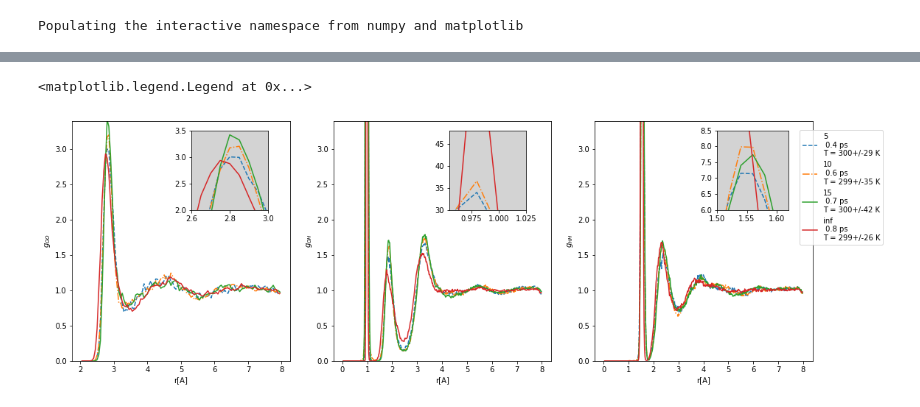
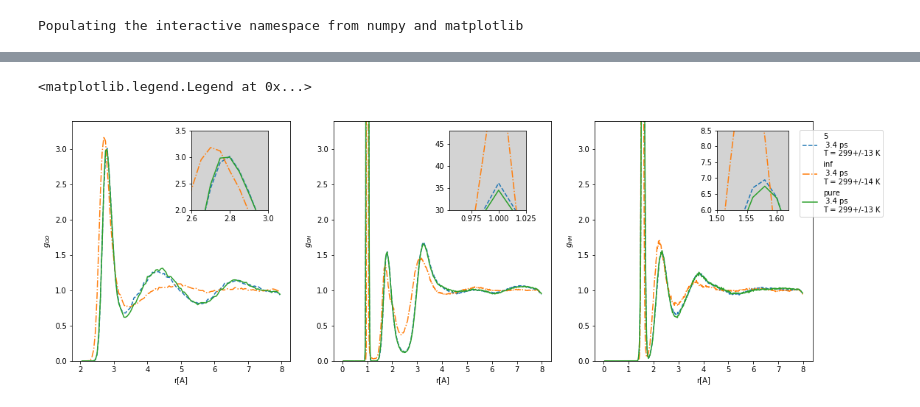
Before and after one commit to semodi/mlcf, a Jupyter notebook: analysis/rdfs.ipynb, the cells around one changed output, grey strips where cells are left out. Saved outputs shown, nothing was run; the diff lists cells and outputs as text; code cells hidden in the pictures.

```diff
--- a/analysis/rdfs.ipynb
+++ b/analysis/rdfs.ipynb
@@ -74,6 +87,11 @@ for p in paths:
 r_hh_list = []
 for p in paths:
     r_hh_list.append(stat.get_rhh(basepath + p, t_equib, dt, dt))
+# %%
+r_oo_list.append(np.genfromtxt('/gpfs/scratch/smdick/new/mbpol_bins/r_oo.bins', delimiter = ','))
+r_oh_list.append(np.genfromtxt('/gpfs/scratch/smdick/new/mbpol_bins/r_oh.bins', delimiter = ','))
+r_hh_list.append(np.genfromtxt('/gpfs/scratch/smdick/new/mbpol_bins/r_hh.bins', delimiter = ','))
+paths.append('../mbpol/nose_128_10')
 # %%
 runtimes = []
 for p in paths:
@@ -105,14 +123,15 @@ T = 299+/-26 K
 labels = ['N=3','N = 5', 'N = 8', 'N = 10','N = 15','to_mbpol','N = 1','MB-pol']
 labels = ['5','8','10','DFT']
 labels = ['UF -> MB-pol', 'RSD', 'RSD (atomic)', 'MB-pol']
-labels = ['5','10','15','inf']
+# labels = ['5','15','inf','MB-pol']
+labels = ['5','inf','pure','MB-pol']
 # labels = [l[:-len('/md_siesta')] for l in paths]
 # choice = ['descriptor', 'mulliken', 'mbpol', 'dzp custom uncorrected']
 # choice = ['mulliken szp', 'szp uncorrected', 'dzp custom uncorrected']
 # choice = ['descriptor (sz) 15', 'descriptor (sz) 10', 'descriptor (sz) 5', 'dzp custom']
 # choice = np.array(labels)[[-3,-2,-1]]
 # choice = np.array(labels)[[1,2,3,6]]
-choice = labels
+choice =  ['5','inf','pure']
 # choice = labels
 styles = ['--','-.','-','-', '-','-','-','-','-','-','-','-']
 figure(figsize = (18,6))
@@ -128,7 +147,7 @@ insets = [[.25, .6, .08, .25], [.52, .6, .08, .25],[.8, .6, .075, .25]]
 # insets_ylims = [[2.7,3.1], [25,38], [6,7.25]]
 insets_xlims = [[2.6,3.0], [0.955,1.025], [1.5,1.62]]
 insets_ylims = [[2.0,3.5], [30,48], [6,8.5]]
-max_t = max([len(data) for data in r_oo_list])
+max_t = min([len(data) for data in r_oo_list])
 # max_t = 12000
 
 for i, [data,bins,div, t, inset, xl, yl] in enumerate(zip([r_oo_list, r_oh_list, r_hh_list],
@@ -137,31 +156,31 @@ for i, [data,bins,div, t, inset, xl, yl] in enumerate(zip([r_oo_list, r_oh_list,
                                         ['OO', 'OH', 'HH'],
                                          insets, insets_xlims, insets_ylims)):
 
     subplot(1,3,i+1)
 
     for r_oo, l, rt, s in zip(data, labels, runtimes, styles):
         if l in choice:
             plot(bins, (np.mean(r_oo[:max_t], axis = 0)/div), label = l +'\n {:.1f} ps'.format(rt), ls = s)
 
     ylim(0,3.4)
 #     xlim(1,8)
     xlabel('r[A]')
     ylabel('$g_{' + t + '}$' )
 #     legend()
     if i > -1:
         axes(inset, facecolor = 'lightgray')
     #     xticks([])
     #     yticks([])
         for r_oo, l, rt, s, log in zip(data, labels, runtimes, styles, logs):
             if l in choice:
                 plot(bins, np.mean(r_oo[:max_t], axis = 0)/div,
                      label = l +'\n {:.1f} ps'.format(min(len(r_oo)*dt/2000,(max_t * dt)/2000)) + '\nT = {:.0f}+/-{:.0f} K'.format(log['T[K]'].mean(), log['T[K]'].std()),
                      ls = s)
         xlim(*xl)
         ylim(*yl)
 legend(bbox_to_anchor=(1.1, 1.05))
 # savefig('../figs/rdfs_uftombpol.eps')
 # savefig('../figs/rdfs_uftombpol.pdf')
 # %% [output]
 <matplotlib.legend.Legend at 0x...>
-[figure, old version]
+[figure, new version]
```
Also changed, not shown: parts of 4 cells of this notebook, 3 other files.
